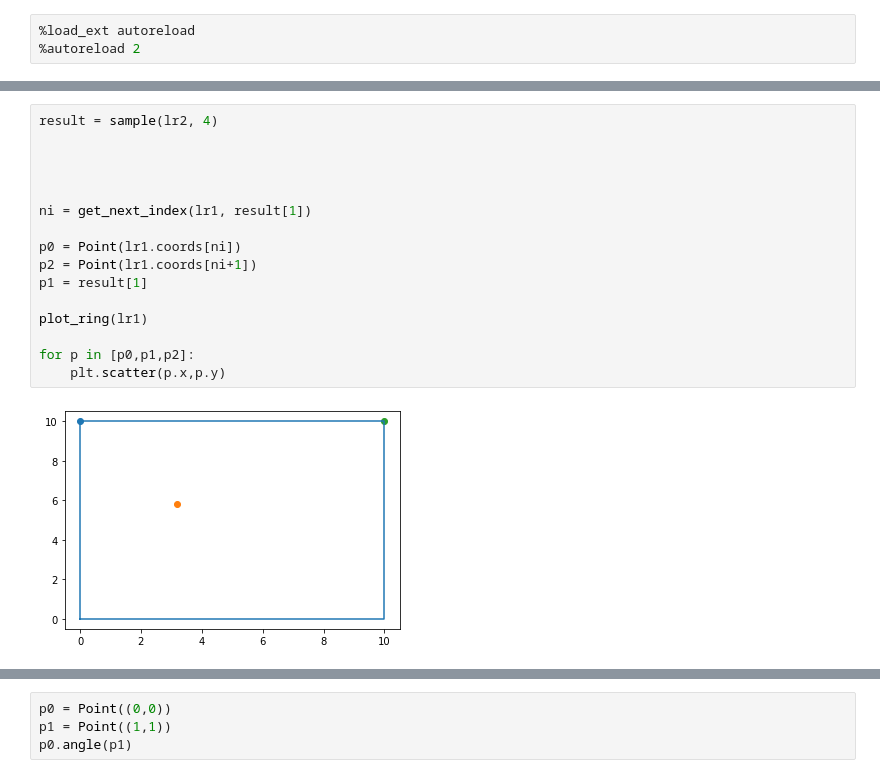
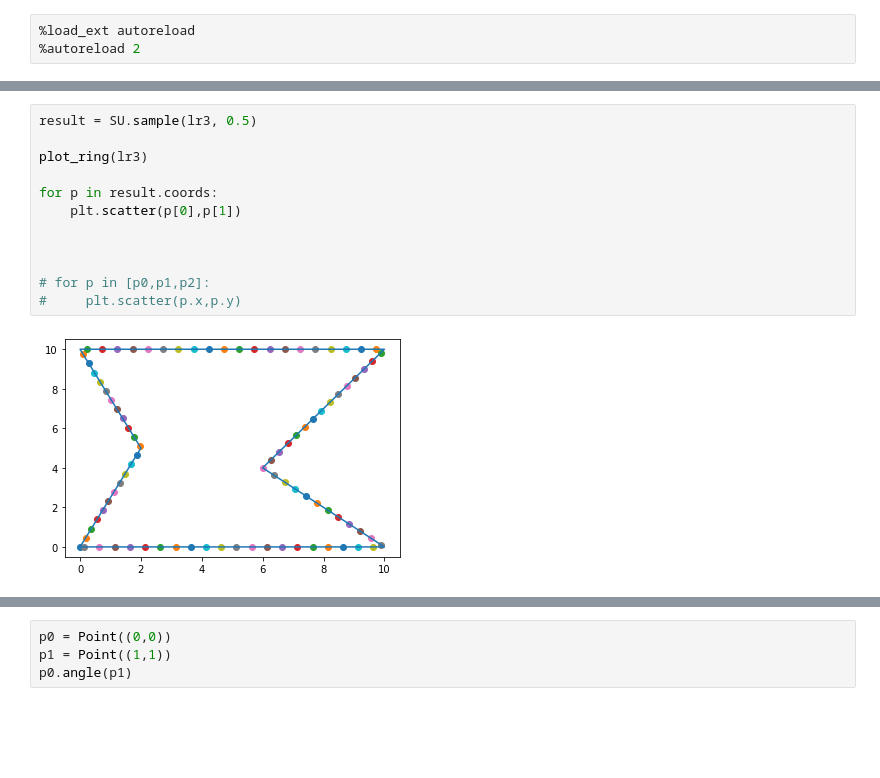
Before and after one commit to ejbosia/Fermat-Spirals, a Jupyter notebook: Shapley Tests.ipynb, the cells around one changed output, grey strips where cells are left out. Cells and saved outputs as stored; diff of their text form; blank space fills up the shorter version.

```diff
--- a/Shapley Tests.ipynb
+++ b/Shapley Tests.ipynb
@@ -201,20 +164,16 @@ def get_next_index(ls, p):
 
     return len(coords)-1
 # %%
-result = sample(lr2, 4)
+result = SU.sample(lr3, 0.5)
+
+plot_ring(lr3)
+
+for p in result.coords:
+    plt.scatter(p[0],p[1])
 
 
 
-
-ni = get_next_index(lr1, result[1])
-
-p0 = Point(lr1.coords[ni])
-p2 = Point(lr1.coords[ni+1])
-p1 = result[1]
-
-plot_ring(lr1)
-
-for p in [p0,p1,p2]:
-    plt.scatter(p.x,p.y)
+# for p in [p0,p1,p2]:
+#     plt.scatter(p.x,p.y)
 # %% [output]
-[figure, old version]
+[figure, new version]
```
Also changed, not shown: parts of 9 cells of this notebook, 2 other files.
